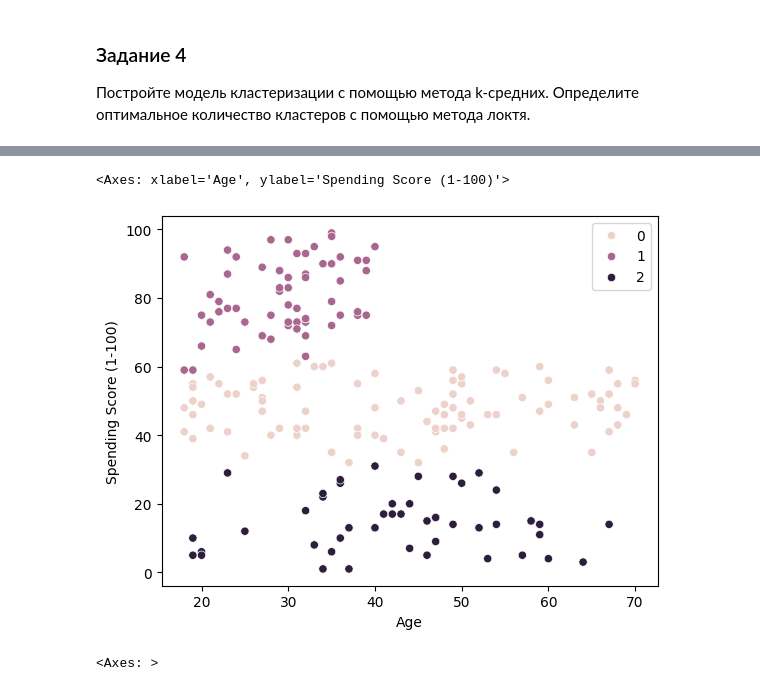
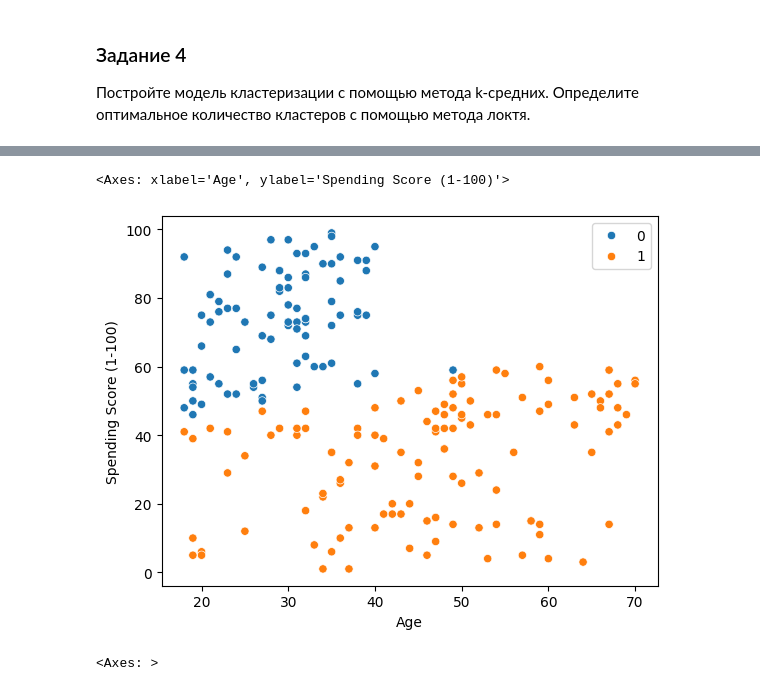
Before and after one commit to IgorKolotushkin/machine_learning_ds, a Jupyter notebook: hw10/Практическая работа. Кластеризация. Метод k-средних.ipynb, the cells around one changed output, grey strips where cells are left out. Cells and saved outputs as stored; diff of their text form; code cells hidden in the pictures.

```diff
--- a/hw10/Практическая работа. Кластеризация. Метод k-средних.ipynb
+++ b/hw10/Практическая работа. Кластеризация. Метод k-средних.ipynb
@@ -159,11 +161,11 @@ sns.scatterplot(x=df['Annual Income (k$)'], y=df['Spending Score (1-100)'], hue=
 # %%
-km_age = KMeans(n_clusters=3).fit(df[['Age', 'Spending Score (1-100)']])
+km_age = KMeans(n_clusters=2).fit(df[['Age', 'Spending Score (1-100)']])
 points = km_age.predict(df[['Age', 'Spending Score (1-100)']])
 
 sns.scatterplot(x=df['Age'], y=df['Spending Score (1-100)'], hue=points)
 # %% [output]
 <Axes: xlabel='Age', ylabel='Spending Score (1-100)'>
-[figure, old version]
+[figure, new version]
 # %%
 km_all = KMeans(n_clusters=5).fit(df)
 points = km_all.predict(df)
```
Also changed, not shown: parts of 11 cells of this notebook.
